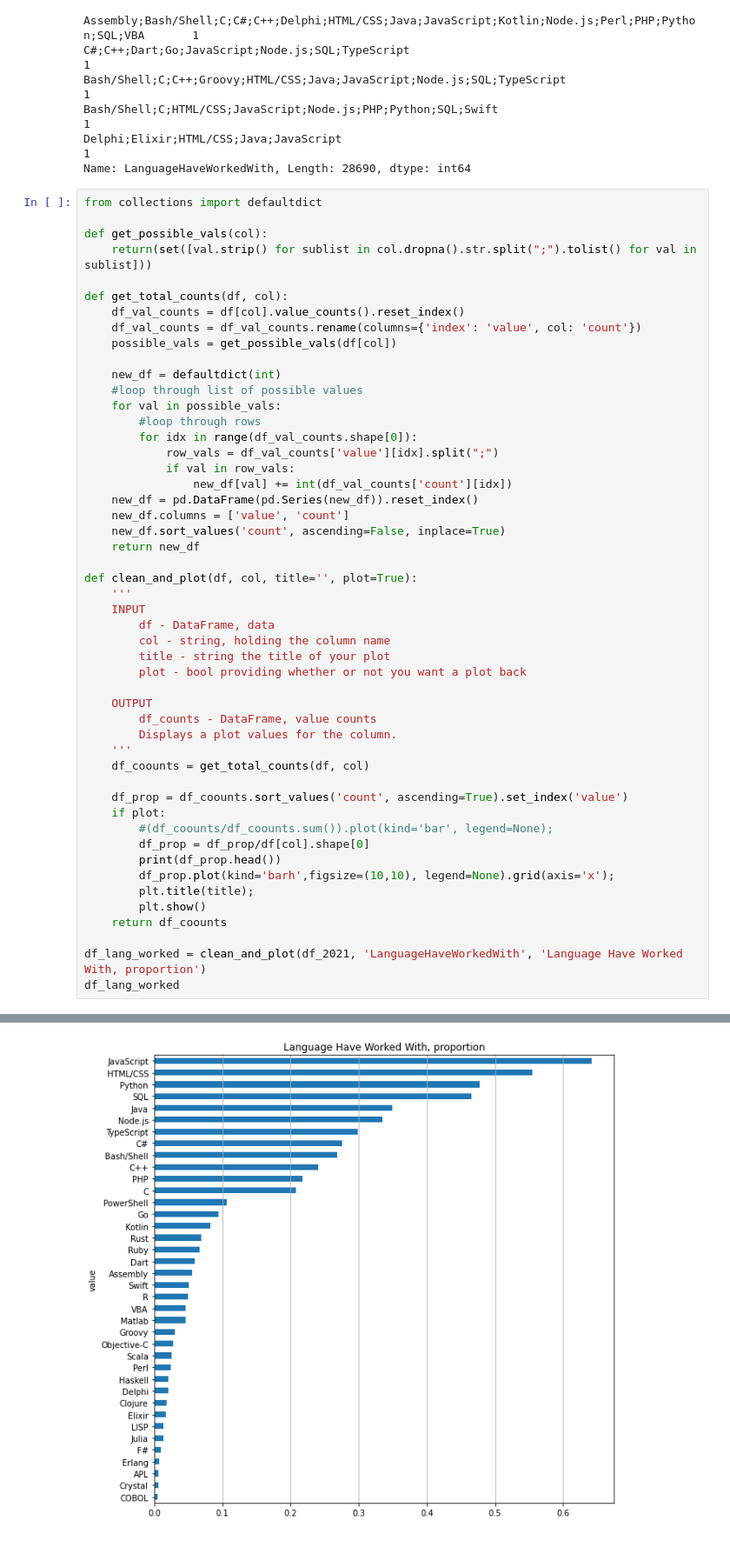
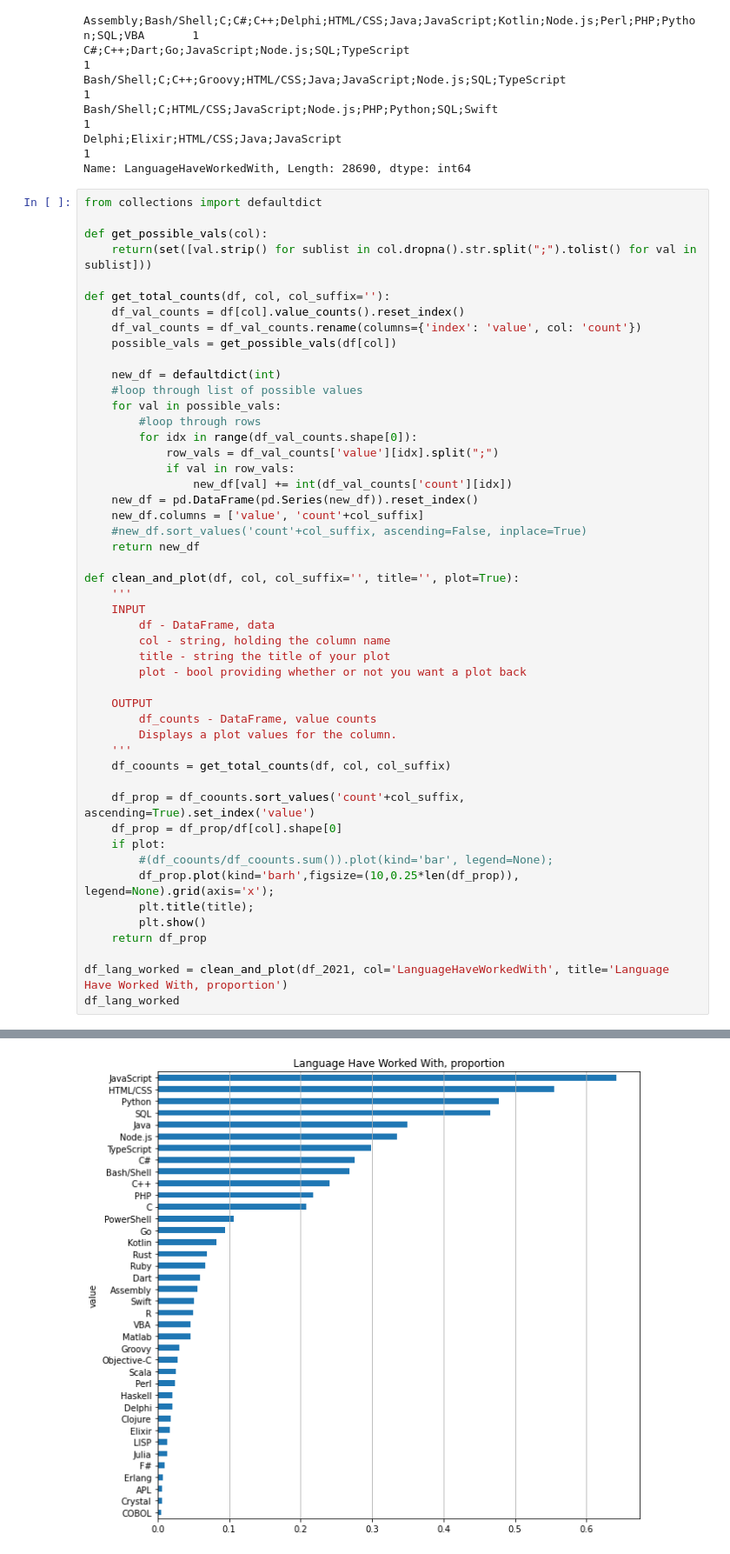
Before and after one commit to natashk/Udacity-DSND-Project1, a Jupyter notebook: so_survey.ipynb, the cells around one changed output, grey strips where cells are left out. Shown at 87% size. Cells and saved outputs as stored; diff of their text form.

Commit message:
Created plots for Languages, OS and education

```diff
--- a/so_survey.ipynb
+++ b/so_survey.ipynb
@@ -88,7 +88,7 @@ from collections import defaultdict
 def get_possible_vals(col):
     return(set([val.strip() for sublist in col.dropna().str.split(";").tolist() for val in sublist]))
 
-def get_total_counts(df, col):
+def get_total_counts(df, col, col_suffix=''):
     df_val_counts = df[col].value_counts().reset_index()
     df_val_counts = df_val_counts.rename(columns={'index': 'value', col: 'count'})
     possible_vals = get_possible_vals(df[col])
@@ -102,11 +102,11 @@ def get_total_counts(df, col):
             if val in row_vals:
                 new_df[val] += int(df_val_counts['count'][idx])
     new_df = pd.DataFrame(pd.Series(new_df)).reset_index()
-    new_df.columns = ['value', 'count']
-    new_df.sort_values('count', ascending=False, inplace=True)
+    new_df.columns = ['value', 'count'+col_suffix]
+    #new_df.sort_values('count'+col_suffix, ascending=False, inplace=True)
     return new_df
 
-def clean_and_plot(df, col, title='', plot=True):
+def clean_and_plot(df, col, col_suffix='', title='', plot=True):
     '''
     INPUT
         df - DataFrame, data
@@ -118,18 +118,17 @@ def clean_and_plot(df, col, title='', plot=True):
         df_counts - DataFrame, value counts
         Displays a plot values for the column.
     '''
-    df_coounts = get_total_counts(df, col)
+    df_coounts = get_total_counts(df, col, col_suffix)
 
-    df_prop = df_coounts.sort_values('count', ascending=True).set_index('value')
+    df_prop = df_coounts.sort_values('count'+col_suffix, ascending=True).set_index('value')
+    df_prop = df_prop/df[col].shape[0]
     if plot:
         #(df_coounts/df_coounts.sum()).plot(kind='bar', legend=None);
-        df_prop = df_prop/df[col].shape[0]
-        print(df_prop.head())
-        df_prop.plot(kind='barh',figsize=(10,10), legend=None).grid(axis='x');
+        df_prop.plot(kind='barh',figsize=(10,0.25*len(df_prop)), legend=None).grid(axis='x');
         plt.title(title);
         plt.show()
-    return df_coounts
+    return df_prop
 
-df_lang_worked = clean_and_plot(df_2021, 'LanguageHaveWorkedWith', 'Language Have Worked With, proportion')
+df_lang_worked = clean_and_plot(df_2021, col='LanguageHaveWorkedWith', title='Language Have Worked With, proportion')
 df_lang_worked
 # %% [output]
@@ -143 +135 @@ F#       0.009636
-[figure, old version]
+[figure, new version]
```
Also changed, not shown: parts of 19 cells of this notebook.
